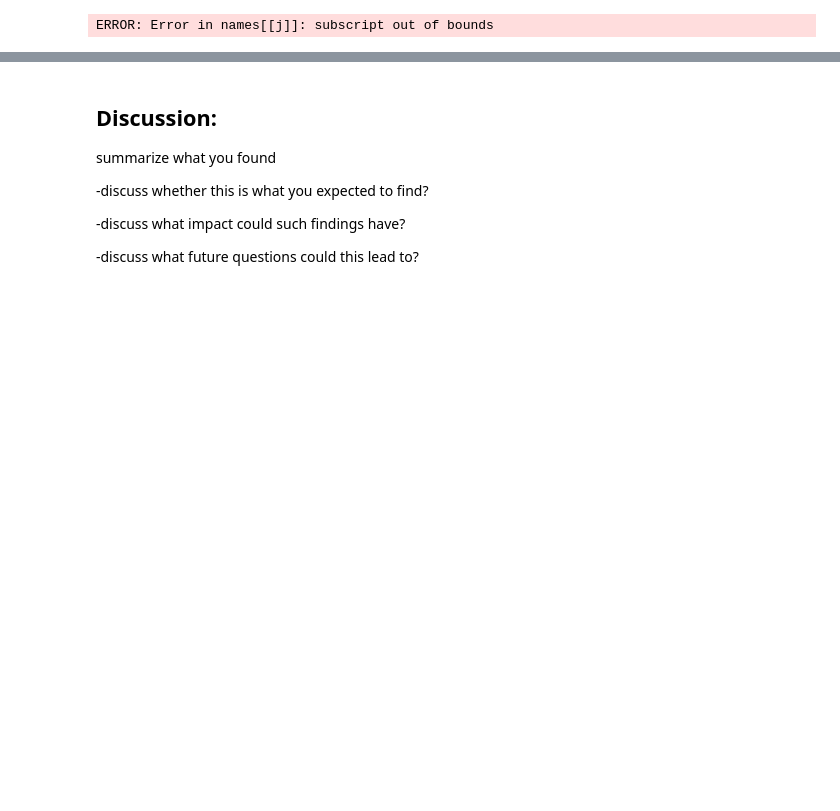
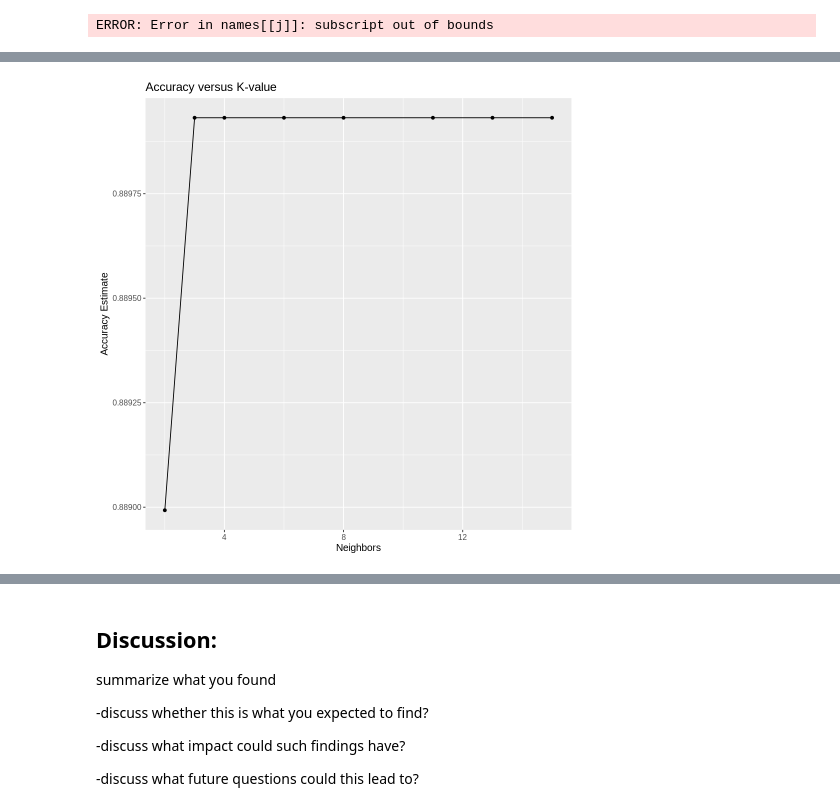
Before and after one commit to nchan315/DSCI_100_007_16_Project, a Jupyter notebook: Project.ipynb, the cells around one changed output, grey strips where cells are left out. Cells and saved outputs as stored; diff of their text form; code cells hidden in the pictures; blank space fills up the shorter version.

Commit message:
Did yes portion of modeling, sketchy accuracy graph

```diff
--- a/Project.ipynb
+++ b/Project.ipynb
@@ -422,0 +338,17 @@ We observe no discernible relation between age, total money spent in the store,
+# %%
+store_yes_recipe <- recipe(Response ~ Age+Total_Spent+Income+Childhome,
+                                data = store_data_yes_train) |>
+                          step_scale(all_predictors()) |>
+                          step_center(all_predictors())
+
+knn_spec <- nearest_neighbor(weight_func = "rectangular",
+                             neighbors = tune()) |>
+     set_engine("kknn") |>
+     set_mode("classification")
+
+knn_results <- workflow() |>
+          add_recipe(store_recipe) |>
+          add_model(knn_spec) |>
+          tune_grid(resamples = store_vfold, grid = 10) |>
+    collect_metrics()
+knn_results
@@ -422,0 +366,6 @@ We observe no discernible relation between age, total money spent in the store,
+# %%
+accuracies <- knn_results |>
+    filter(.metric == "accuracy") |>
+    arrange(desc(mean))
+
+accuracies
@@ -422,0 +383,13 @@ We observe no discernible relation between age, total money spent in the store,
+# %%
+options(repr.plot.width = 8, repr.plot.height = 8)
+
+accuracy_vs_k <- ggplot(accuracies, aes(x = neighbors, y = mean)) +
+    geom_point() +
+    geom_line() +
+    labs(x = "Neighbors", y = "Accuracy Estimate") +
+    ggtitle("Accuracy versus K-value") +
+    theme(text = element_text(size = 12))
+
+accuracy_vs_k
+# %% [output]
+[figure, added]
```
Also changed, not shown: parts of 22 cells of this notebook.
